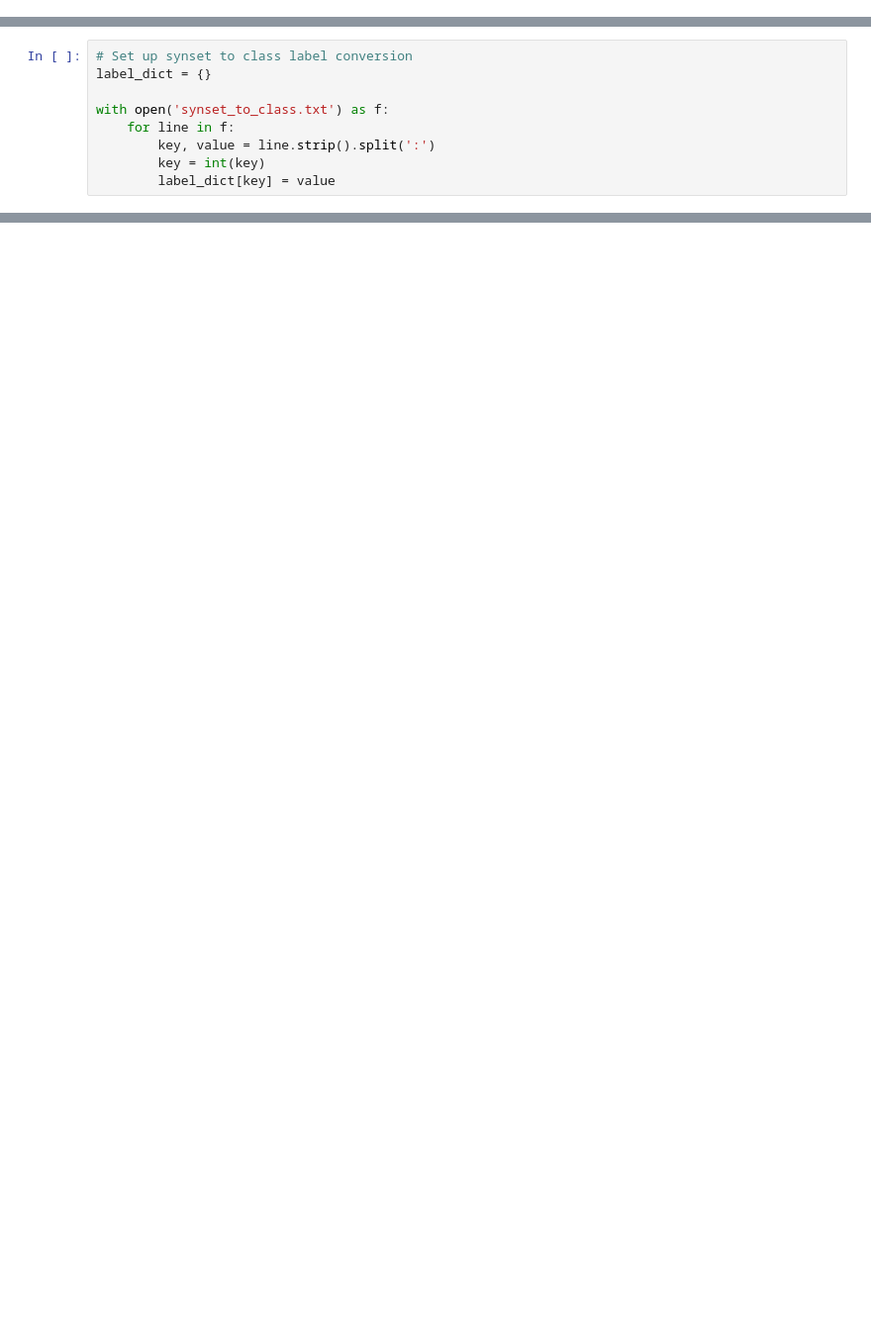
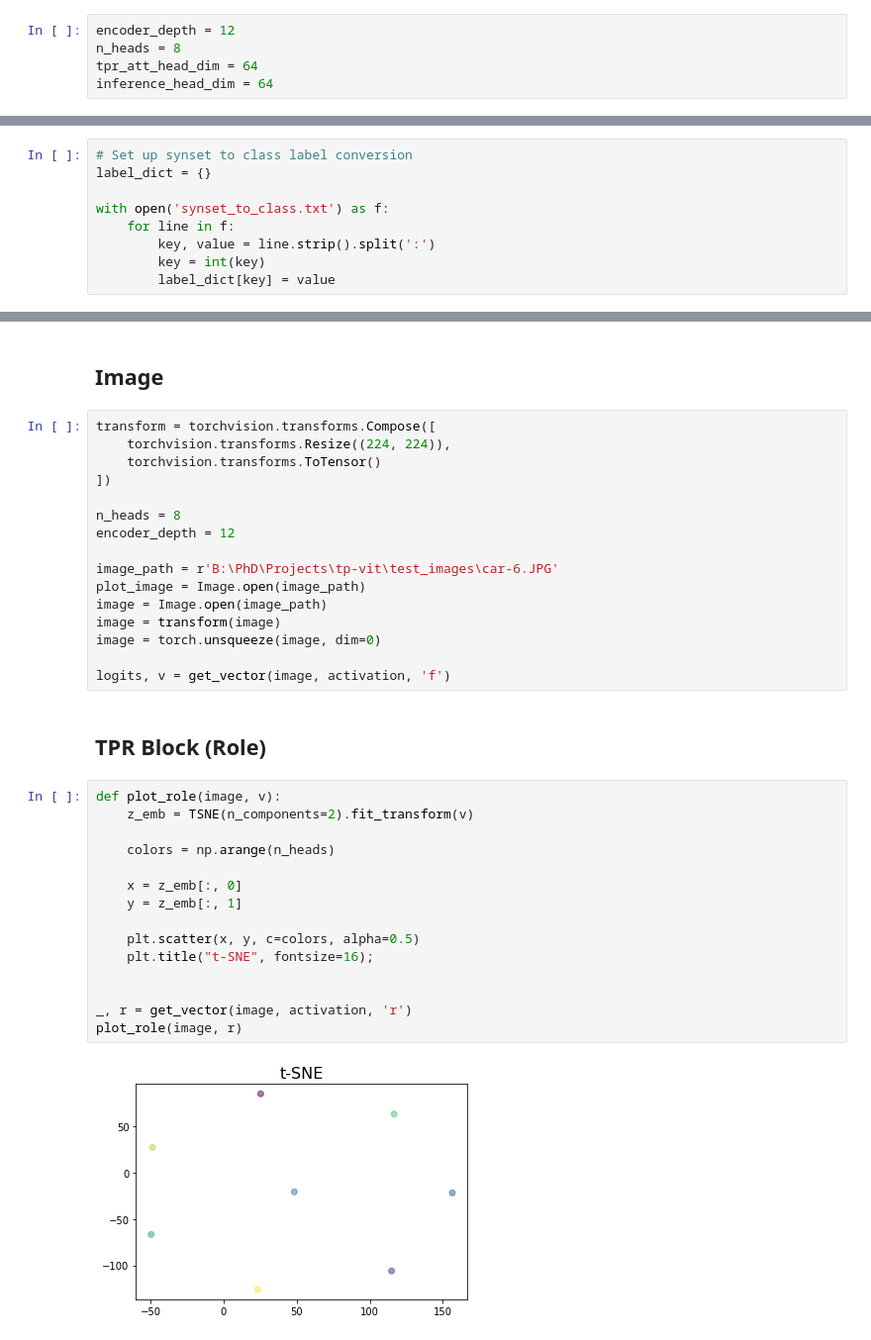
Before and after one commit to weiyuen/tp-vit, a Jupyter notebook: Visualize Activations.ipynb, the cells around one changed output, grey strips where cells are left out. Shown at 99% size. Cells and saved outputs as stored; diff of their text form; blank space fills up the shorter version.

Commit message:
Update visualization notebook

```diff
--- a/Visualize Activations.ipynb
+++ b/Visualize Activations.ipynb
@@ -24,0 +23,5 @@ model.model.blocks[13].attn.qkvr.register_forward_hook(get_activation('qkvr'))
+# %%
+encoder_depth = 12
+n_heads = 8
+tpr_att_head_dim = 64
+inference_head_dim = 64
@@ -53,0 +327,37 @@ def get_qkvr_vector(image, activation, vector='r', all_heads=True, head_num=0):
+# %% [markdown]
+## Image
+# %%
+transform = torchvision.transforms.Compose([
+    torchvision.transforms.Resize((224, 224)),
+    torchvision.transforms.ToTensor()
+])
+
+n_heads = 8
+encoder_depth = 12
+
+image_path = r'B:\PhD\Projects\tp-vit\test_images\car-6.JPG'
+plot_image = Image.open(image_path)
+image = Image.open(image_path)
+image = transform(image)
+image = torch.unsqueeze(image, dim=0)
+
+logits, v = get_vector(image, activation, 'f')
+# %% [markdown]
+## TPR Block (Role)
+# %%
+def plot_role(image, v):
+    z_emb = TSNE(n_components=2).fit_transform(v)
+
+    colors = np.arange(n_heads)
+
+    x = z_emb[:, 0]
+    y = z_emb[:, 1]
+
+    plt.scatter(x, y, c=colors, alpha=0.5)
+    plt.title("t-SNE", fontsize=16);
+
+
+_, r = get_vector(image, activation, 'r')
+plot_role(image, r)
+# %% [output]
+[figure, added]
```
Also changed, not shown: parts of 22 cells of this notebook, 1 other file.
